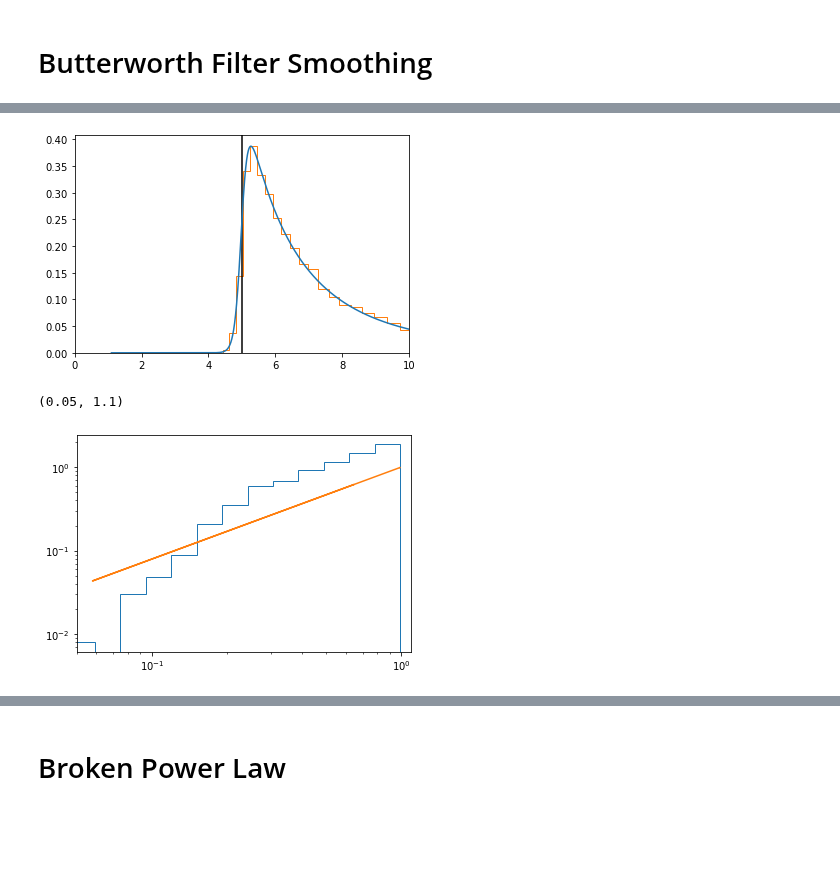
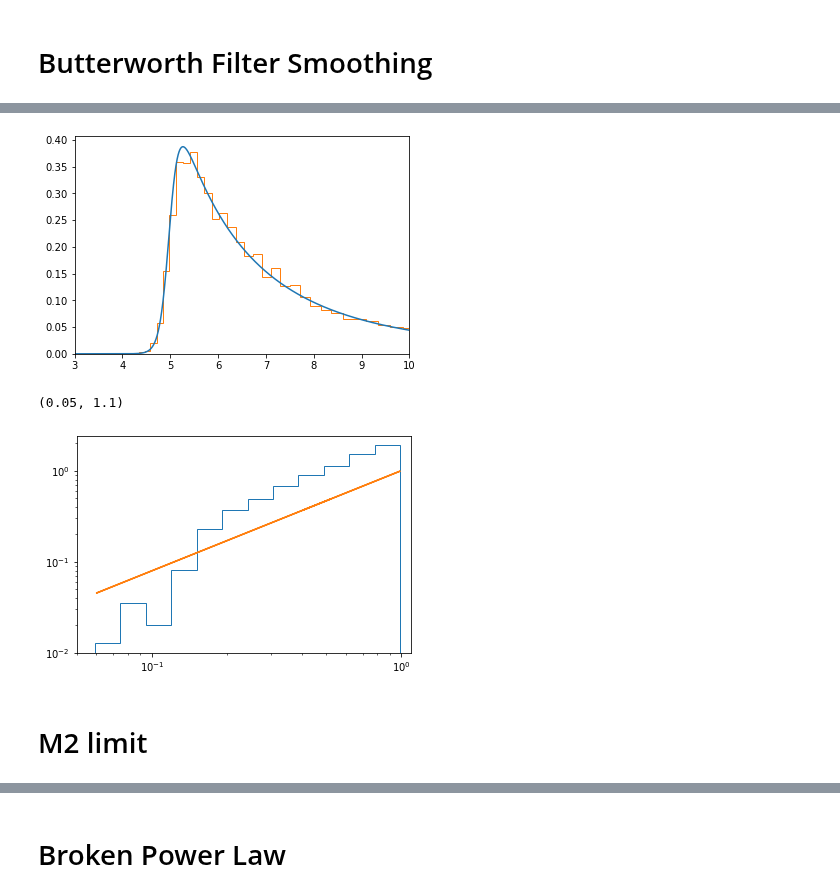
Before and after one commit to veome22/hybrid_waveforms, a Jupyter notebook: population_bias_gwbench_tests.ipynb, the cells around one changed output, grey strips where cells are left out. Cells and saved outputs as stored; diff of their text form; code cells hidden in the pictures; blank space fills up the shorter version.

```diff
--- a/population_bias_gwbench_tests.ipynb
+++ b/population_bias_gwbench_tests.ipynb
@@ -226,21 +208,21 @@ def truncation(m1, m_min, m_max):
                         [0, 1.0, 0])
 # %%
 alpha= -3.5
-m_min_lim = 1.
 
 m_min = 5.
 m_max = 60.
 eta = 50.0
+m_min_lim = 3.0
 
 num_injs = 10000
 
 
-m1 = np.geomspace(m_min_lim*1.1, m_max, 100000)
+m1 = np.geomspace(m_min_lim, m_max, 100000)
 
 pdf_m1 = butterworth(m1, m_min, eta) * power(m1, alpha, m_min_lim, m_max)
 pdf_m1 = pdf_m1/integrate.trapezoid(pdf_m1, m1)
 
-plt.axvline(x=m_min, color='k')
+# plt.axvline(x=m_min, color='k')
 cdf_m1 = integrate.cumulative_trapezoid(pdf_m1, m1, initial=0)
 inv_cdf_m1 = interpolate.interp1d(cdf_m1 / cdf_m1[-1], m1)
 
@@ -249,8 +231,10 @@ mass1 = inv_cdf_m1(np.random.rand(num_injs))
 print(integrate.trapezoid(pdf_m1, m1))
 plt.plot(m1, pdf_m1)
 
-plt.hist(mass1, bins=np.geomspace(1, 60, 100), histtype='step', density=True)
-# plt.loglog()
-plt.xlim(0, 10)
+
+
+plt.hist(mass1, bins=np.geomspace(4.0, 60.0, 100), histtype='step', density=True)
+# plt.semilogy()
+plt.xlim(3, 10)
 plt.show()
 # %% [output]
@@ -258,4 +242,4 @@ plt.show()
-[figure, old version]
+[figure, new version]
 # %%
 # q = m2/m1
 q_min = 0.00001
@@ -289,4 +273,6 @@ plt.loglog()
 plt.xlim(0.05, 1.1)
 # %% [output]
 (0.05, 1.1)
-[figure, old version]
+[figure, new version]
+# %% [markdown]
+# M2 limit
```
Also changed, not shown: parts of 7 cells of this notebook, 1 other file.
